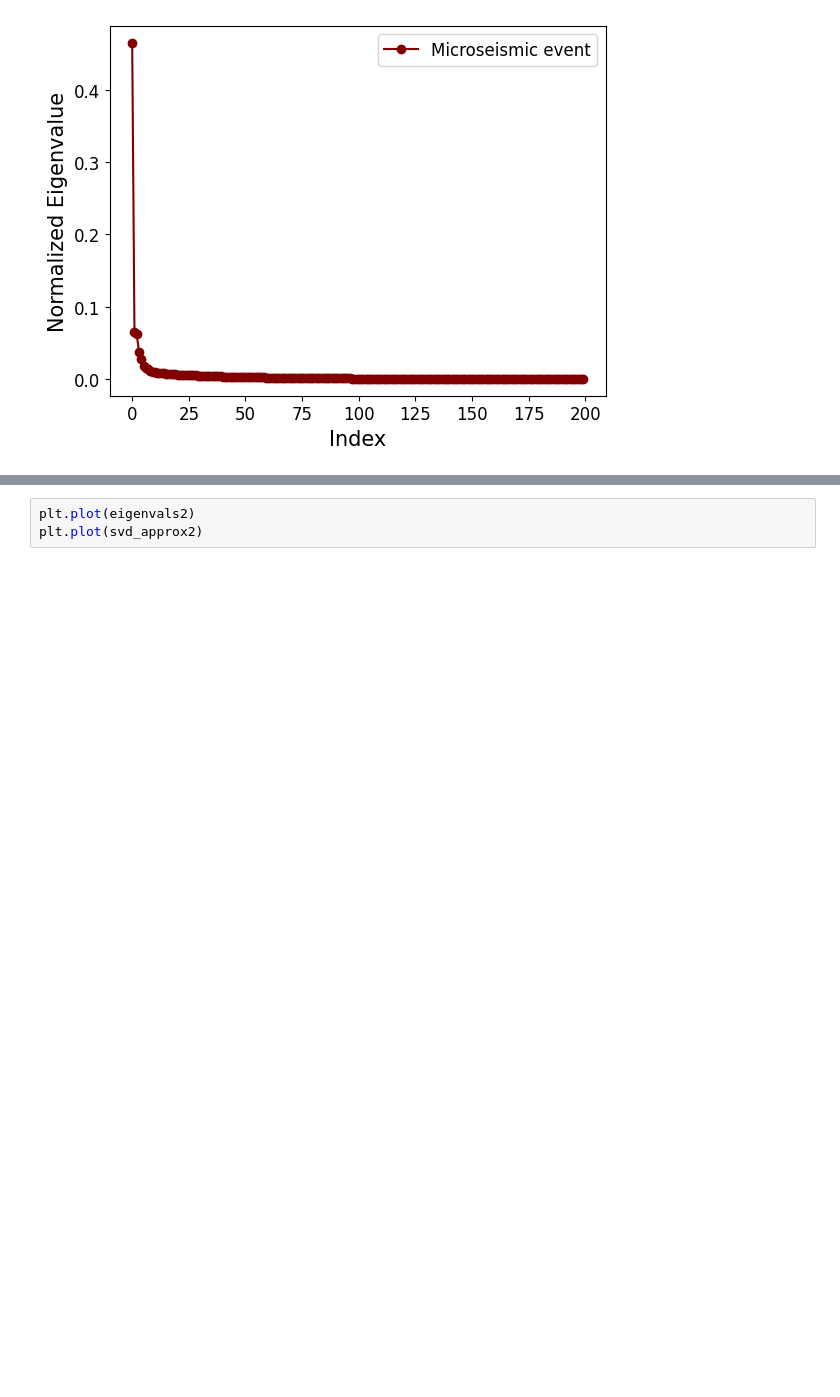
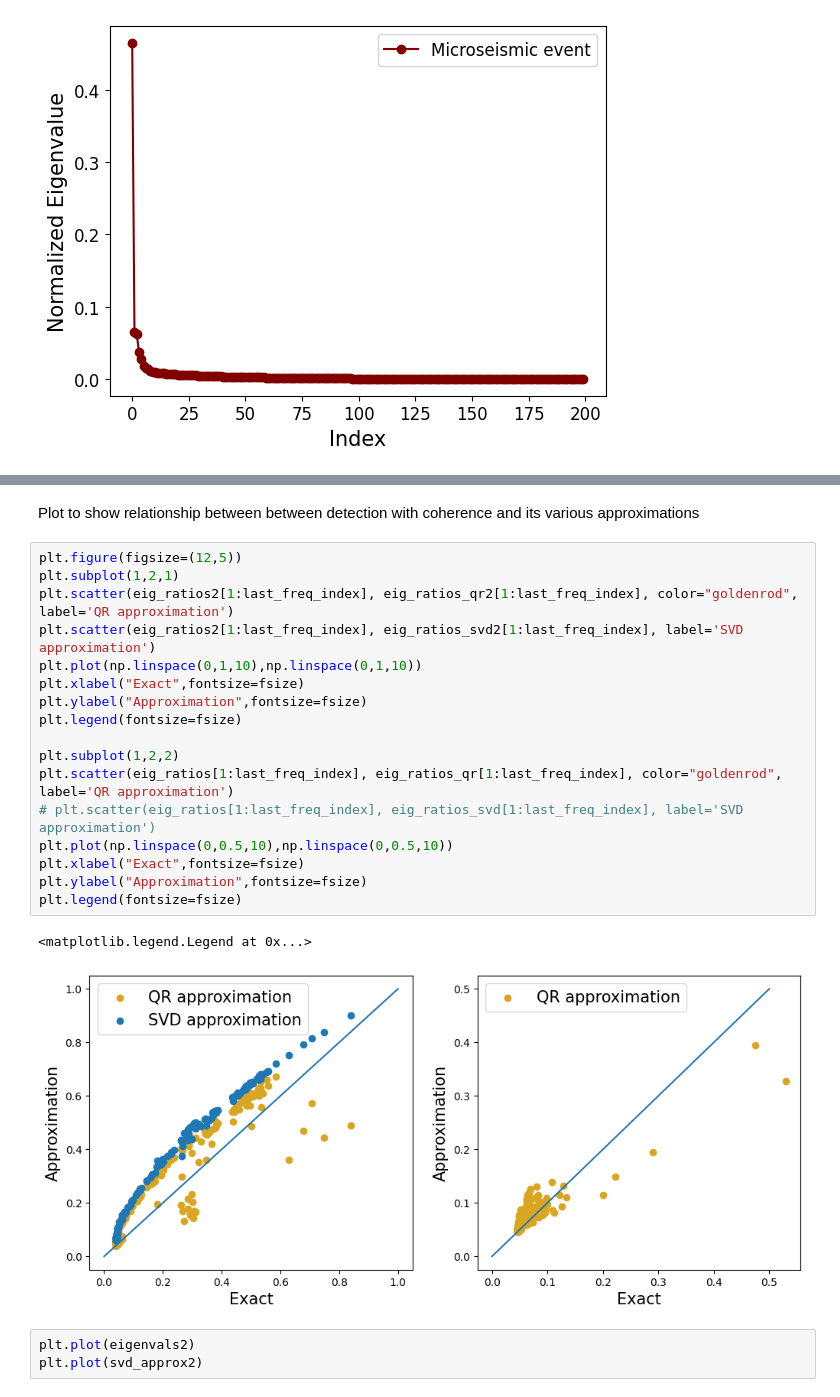
Before and after one commit to aissah/coherence_analysis_histroy, a Jupyter notebook: Coherence_and_estimation_notebooks/4. show_estimations_with_Bradys_Hot_Springs_data.ipynb, the cells around one changed output, grey strips where cells are left out. Saved outputs shown, nothing was run; the diff lists cells and outputs as text; blank space fills up the shorter version.

```diff
--- a/Coherence_and_estimation_notebooks/4. show_estimations_with_Bradys_Hot_Springs_data.ipynb
+++ b/Coherence_and_estimation_notebooks/4. show_estimations_with_Bradys_Hot_Springs_data.ipynb
@@ -314,3 +334,25 @@ plt.legend(fontsize=fsize)
+# %% [markdown]
+Plot to show relationship between between detection with coherence and its various approximations
+# %%
+plt.figure(figsize=(12,5))
+plt.subplot(1,2,1)
+plt.scatter(eig_ratios2[1:last_freq_index], eig_ratios_qr2[1:last_freq_index], color="goldenrod", label='QR approximation')
+plt.scatter(eig_ratios2[1:last_freq_index], eig_ratios_svd2[1:last_freq_index], label='SVD approximation')
+plt.plot(np.linspace(0,1,10),np.linspace(0,1,10))
+plt.xlabel("Exact",fontsize=fsize)
+plt.ylabel("Approximation",fontsize=fsize)
+plt.legend(fontsize=fsize)
+
+plt.subplot(1,2,2)
+plt.scatter(eig_ratios[1:last_freq_index], eig_ratios_qr[1:last_freq_index], color="goldenrod", label='QR approximation')
+# plt.scatter(eig_ratios[1:last_freq_index], eig_ratios_svd[1:last_freq_index], label='SVD approximation')
+plt.plot(np.linspace(0,0.5,10),np.linspace(0,0.5,10))
+plt.xlabel("Exact",fontsize=fsize)
+plt.ylabel("Approximation",fontsize=fsize)
+plt.legend(fontsize=fsize)
+# %% [output]
+<matplotlib.legend.Legend at 0x...>
+[figure, added]
 # %%
 plt.plot(eigenvals2)
 plt.plot(svd_approx2)
```
Also changed, not shown: parts of 11 cells of this notebook.
